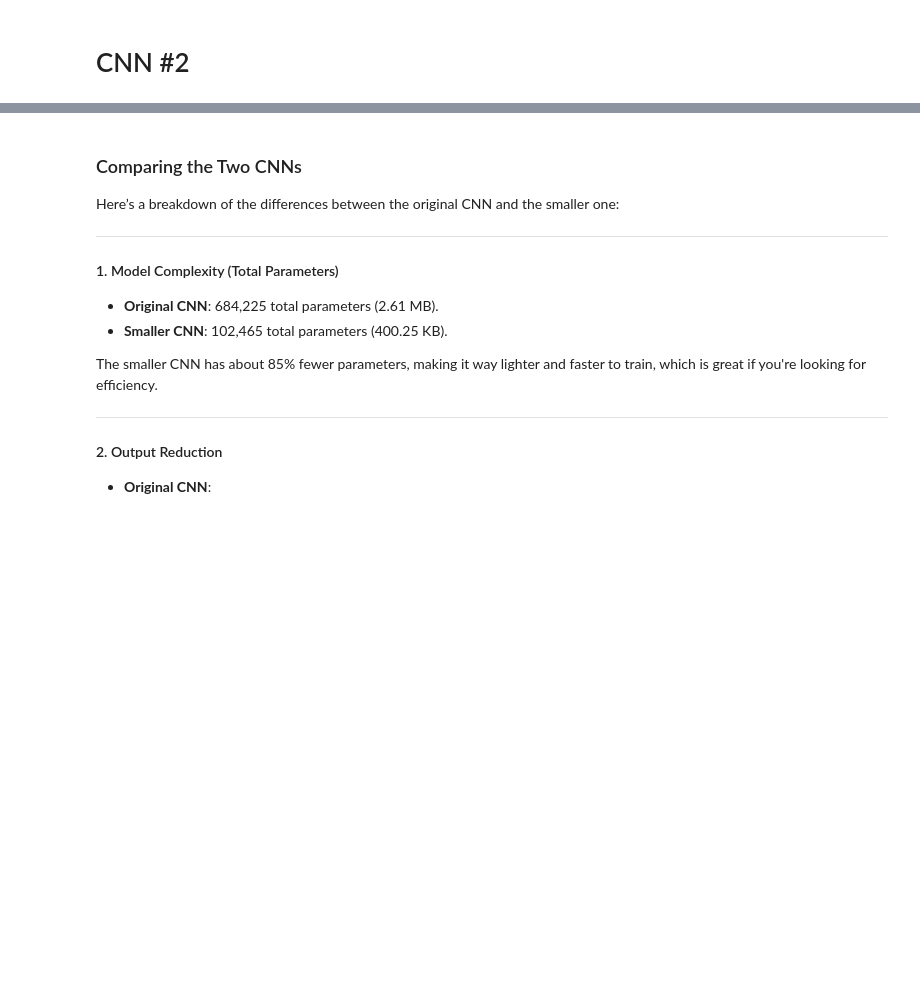
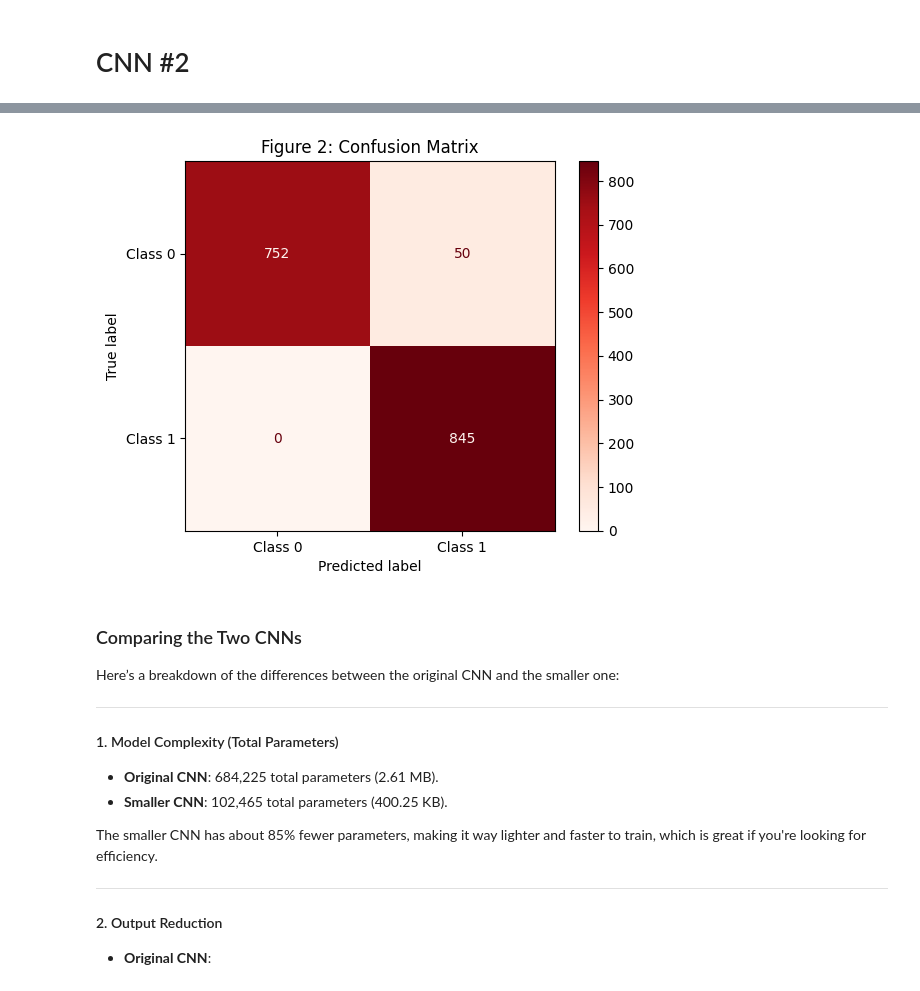
Before and after one commit to Jef-H/super_classy_fields, a Jupyter notebook: super_classy_fields_FP.ipynb, the cells around one changed output, grey strips where cells are left out. Cells and saved outputs as stored; diff of their text form; code cells hidden in the pictures; blank space fills up the shorter version.

```diff
--- a/super_classy_fields_FP.ipynb
+++ b/super_classy_fields_FP.ipynb
@@ -475,0 +506,17 @@ Model: "sequential_1"
+# %%
+# Ensure y_test matches the length of X_test
+y_test = y_test[:len(X_test)]
+
+# Generate predictions
+y_pred = model.predict(X_test)
+y_pred_classes = (y_pred > 0.5).astype("int32")
+
+# Generate confusion matrix
+from sklearn.metrics import confusion_matrix, ConfusionMatrixDisplay
+
+cm = confusion_matrix(y_test, y_pred_classes)
+disp = ConfusionMatrixDisplay(confusion_matrix=cm, display_labels=["Class 0", "Class 1"])
+disp.plot(cmap=plt.cm.Reds)
+plt.title("Figure 2: Confusion Matrix")
+plt.show()
+# %% [output]
@@ -476,3 +524,4 @@ Model: "sequential_1"
+[figure, added]
 # %% [markdown]
 ### Comparing the Two CNNs
 
```
Also changed, not shown: parts of 8 cells of this notebook.
